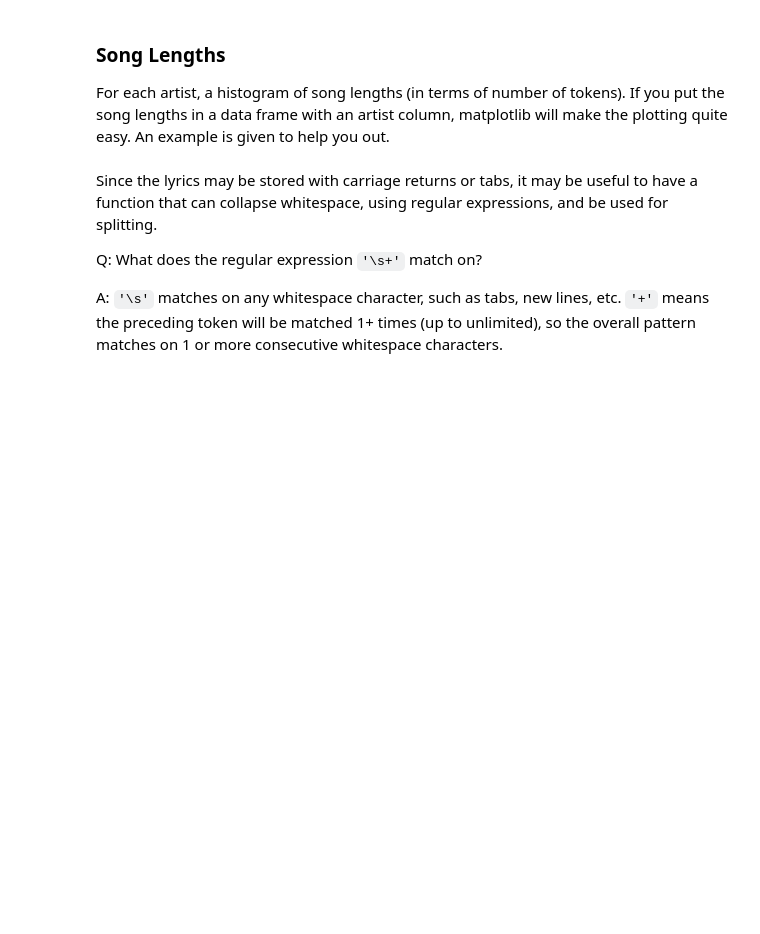
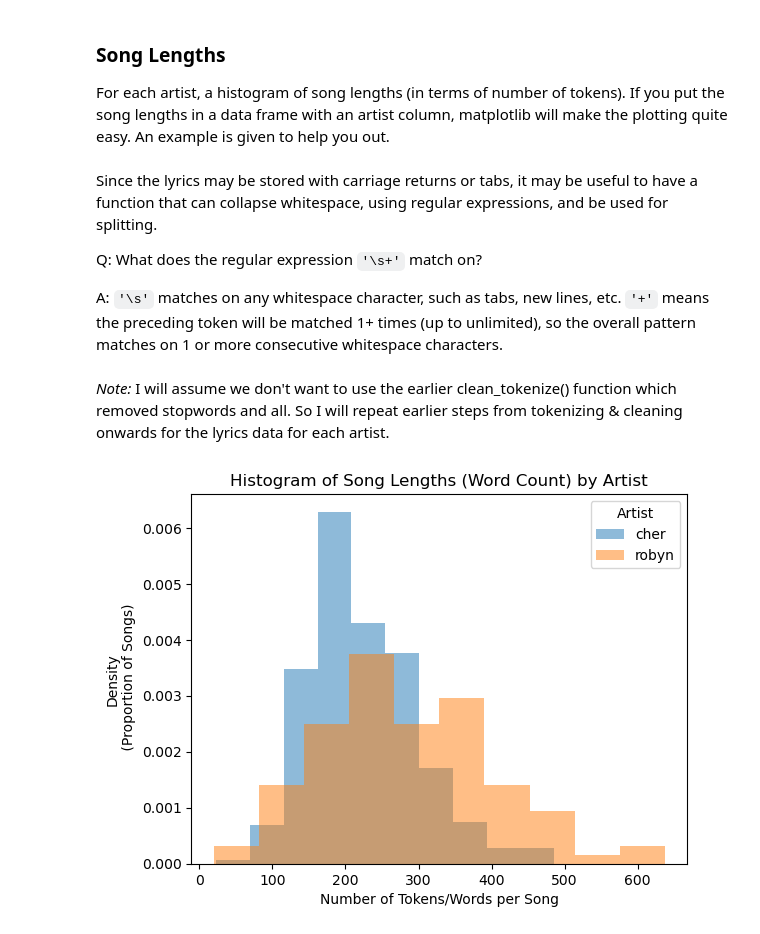
Before and after one commit to shailja-somani-0/ADS509-tokenization-normalization, a Jupyter notebook: Lyrics and Description EDA.ipynb, the cells around one changed output. Saved outputs shown, nothing was run; the diff lists cells and outputs as text; code cells hidden in the pictures; blank space fills up the shorter version.

Commit message:
wrap up nb (through histogram)

```diff
--- a/Lyrics and Description EDA.ipynb
+++ b/Lyrics and Description EDA.ipynb
@@ -443,2 +444,35 @@ def tokenize_lyrics(lyric) :
+# %% [markdown]
+*Note:* I will assume we don't want to use the earlier clean_tokenize() function which removed stopwords and all. So I will repeat earlier steps from tokenizing & cleaning onwards for the lyrics data for each artist.
+# %%
+# Initialize new dict for cleaned lyrics data
+clean_lyrics_data_2 = {}
+
+# Loop through all artists & songs in original lyrics data dict
+for artist, songs in lyrics_data.items():
+    # Initialize nested dict
+    clean_lyrics_data_2[artist] = {}
+    for song, lyrics in songs.items():
+        clean_lyrics_data_2[artist][song] = tokenize_lyrics(lyrics)
+# %%
+# Get # of tokens per song for each artist
+# Initialize empty list that we will fill with dicts of artist & length of song
+song_lengths = []
+for artist, songs in clean_lyrics_data_2.items():
+    for song, tokens in songs.items():
+        song_lengths.append({"artist": artist, "length": len(tokens)})
 # %%
 # Your lyric length comparison chart here.
+# Create a df from song_lengths
+df_song_lengths = pd.DataFrame(song_lengths)
+
+# Plot histogram
+df_song_lengths.groupby('artist')['length'].plot(kind="hist", density=True, alpha=0.5, legend=True)
+
+# Set plot labels and title
+plt.xlabel('Number of Tokens/Words per Song')
+plt.ylabel('Density\n (Proportion of Songs)')
+plt.title('Histogram of Song Lengths (Word Count) by Artist')
+plt.legend(title='Artist')
+plt.show()
+# %% [output]
+[figure, added]
```
Also changed, not shown: parts of 17 cells of this notebook.
